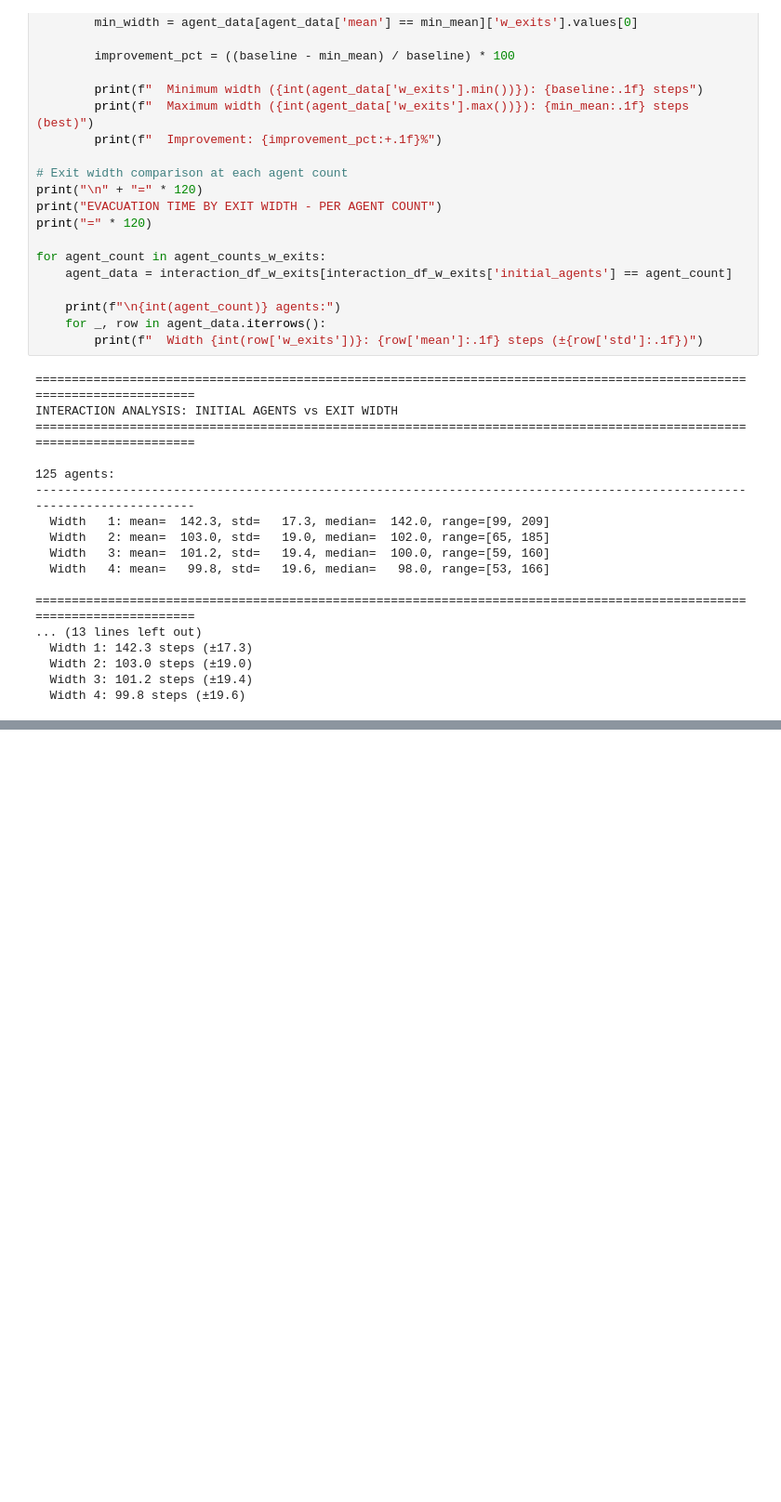
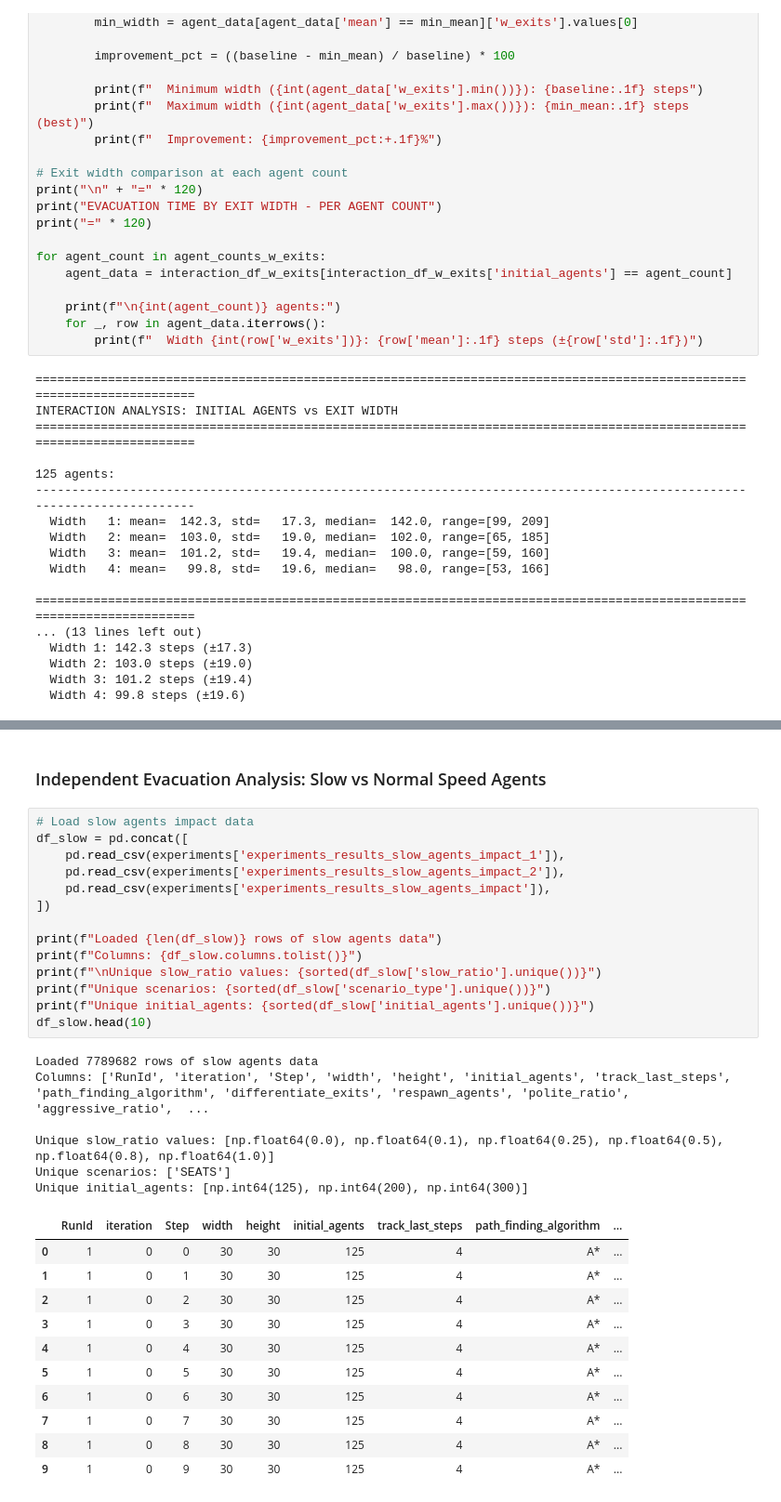
Before and after one commit to MiquelGomezCorral/SMA-MultiAgent-Based-Crowd-Simulation, a Jupyter notebook: notebooks/experiments_results.ipynb, the cells around one changed output, grey strips where cells are left out. Shown at 93% size. Saved outputs shown, nothing was run; the diff lists cells and outputs as text; blank space fills up the shorter version.

```diff
--- a/notebooks/experiments_results.ipynb
+++ b/notebooks/experiments_results.ipynb
@@ -1789,0 +2988,34 @@ INTERACTION ANALYSIS: INITIAL AGENTS vs EXIT WIDTH
+# %% [markdown]
+### Independent Evacuation Analysis: Slow vs Normal Speed Agents
+# %%
+# Load slow agents impact data
+df_slow = pd.concat([
+    pd.read_csv(experiments['experiments_results_slow_agents_impact_1']),
+    pd.read_csv(experiments['experiments_results_slow_agents_impact_2']),
+    pd.read_csv(experiments['experiments_results_slow_agents_impact']),
+])
+
+print(f"Loaded {len(df_slow)} rows of slow agents data")
+print(f"Columns: {df_slow.columns.tolist()}")
+print(f"\nUnique slow_ratio values: {sorted(df_slow['slow_ratio'].unique())}")
+print(f"Unique scenarios: {sorted(df_slow['scenario_type'].unique())}")
+print(f"Unique initial_agents: {sorted(df_slow['initial_agents'].unique())}")
+df_slow.head(10)
+# %% [output]
+Loaded 7789682 rows of slow agents data
+Columns: ['RunId', 'iteration', 'Step', 'width', 'height', 'initial_agents', 'track_last_steps', 'path_finding_algorithm', 'differentiate_exits', 'respawn_agents', 'polite_ratio', 'aggressive_ratio',  ...
+
+Unique slow_ratio values: [np.float64(0.0), np.float64(0.1), np.float64(0.25), np.float64(0.5), np.float64(0.8), np.float64(1.0)]
+Unique scenarios: ['SEATS']
+Unique initial_agents: [np.int64(125), np.int64(200), np.int64(300)]
+|  | RunId | iteration | Step | width | height | initial_agents | track_last_steps | path_finding_algorithm | ... |
+| 0 | 1 | 0 | 0 | 30 | 30 | 125 | 4 | A* | ... |
+| 1 | 1 | 0 | 1 | 30 | 30 | 125 | 4 | A* | ... |
+| 2 | 1 | 0 | 2 | 30 | 30 | 125 | 4 | A* | ... |
+| 3 | 1 | 0 | 3 | 30 | 30 | 125 | 4 | A* | ... |
+| 4 | 1 | 0 | 4 | 30 | 30 | 125 | 4 | A* | ... |
+| 5 | 1 | 0 | 5 | 30 | 30 | 125 | 4 | A* | ... |
+| 6 | 1 | 0 | 6 | 30 | 30 | 125 | 4 | A* | ... |
+| 7 | 1 | 0 | 7 | 30 | 30 | 125 | 4 | A* | ... |
+| 8 | 1 | 0 | 8 | 30 | 30 | 125 | 4 | A* | ... |
+| 9 | 1 | 0 | 9 | 30 | 30 | 125 | 4 | A* | ... |
```
Also changed, not shown: parts of 34 cells of this notebook, 3 other files.
